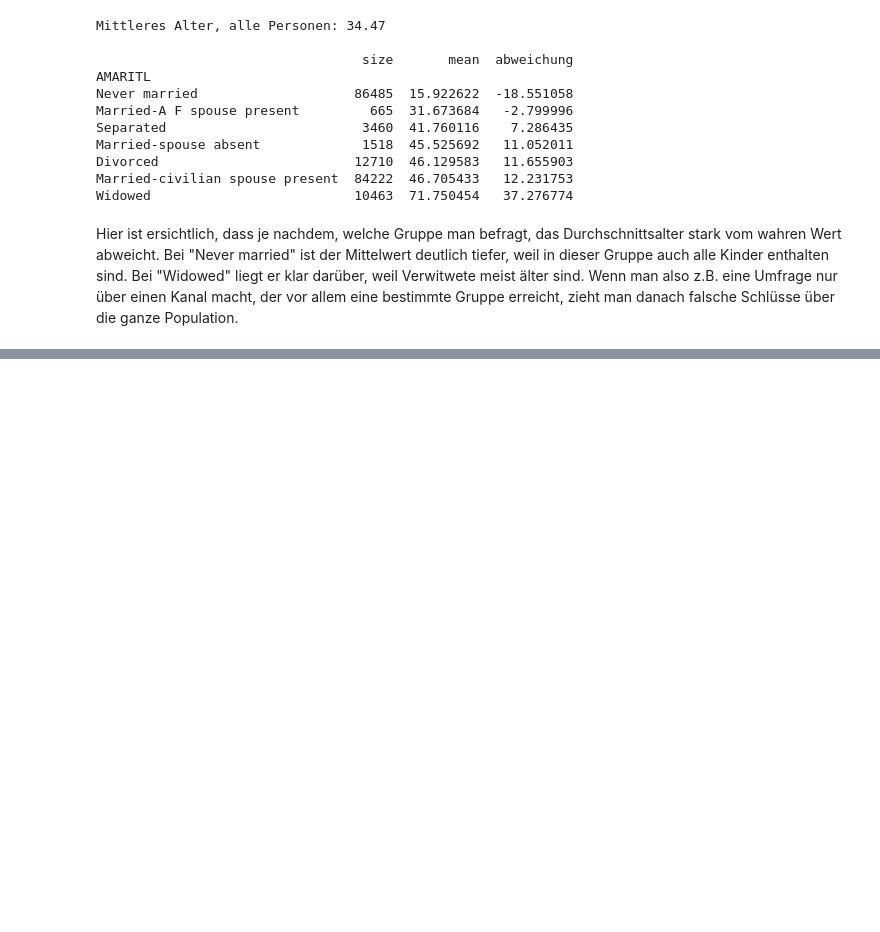
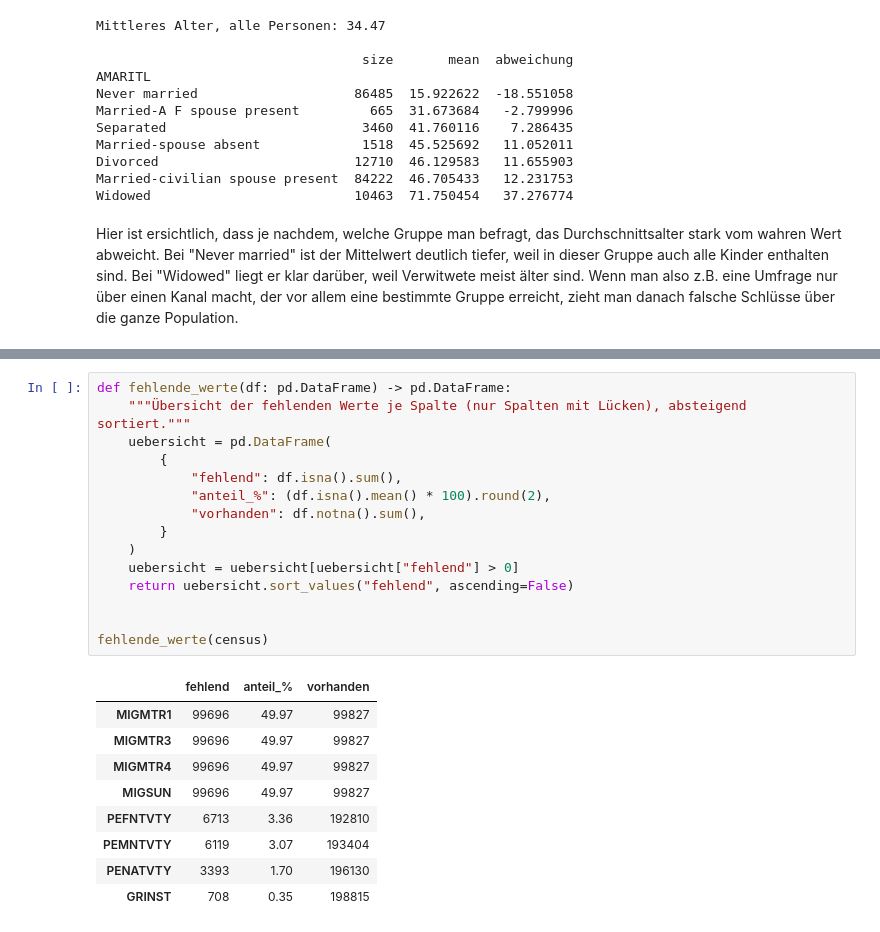
Before and after one commit to Manuel-Schmid/census-income-analysis, a Jupyter notebook: src/statistics_project/dataset_analysis_notebooks/NB01.ipynb, the cells around one changed output, grey strips where cells are left out. Saved outputs shown, nothing was run; the diff lists cells and outputs as text; blank space fills up the shorter version.

```diff
--- a/src/statistics_project/dataset_analysis_notebooks/NB01.ipynb
+++ b/src/statistics_project/dataset_analysis_notebooks/NB01.ipynb
@@ -417,0 +436,25 @@ Hier ist ersichtlich, dass je nachdem, welche Gruppe man befragt, das Durchschni
+# %%
+def fehlende_werte(df: pd.DataFrame) -> pd.DataFrame:
+    """Übersicht der fehlenden Werte je Spalte (nur Spalten mit Lücken), absteigend sortiert."""
+    uebersicht = pd.DataFrame(
+        {
+            "fehlend": df.isna().sum(),
+            "anteil_%": (df.isna().mean() * 100).round(2),
+            "vorhanden": df.notna().sum(),
+        }
+    )
+    uebersicht = uebersicht[uebersicht["fehlend"] > 0]
+    return uebersicht.sort_values("fehlend", ascending=False)
+
+
+fehlende_werte(census)
+# %% [output]
+|  | fehlend | anteil_% | vorhanden |
+| MIGMTR1 | 99696 | 49.97 | 99827 |
+| MIGMTR3 | 99696 | 49.97 | 99827 |
+| MIGMTR4 | 99696 | 49.97 | 99827 |
+| MIGSUN | 99696 | 49.97 | 99827 |
+| PEFNTVTY | 6713 | 3.36 | 192810 |
+| PEMNTVTY | 6119 | 3.07 | 193404 |
+| PENATVTY | 3393 | 1.70 | 196130 |
+| GRINST | 708 | 0.35 | 198815 |
```
Also changed, not shown: parts of 36 cells of this notebook.
